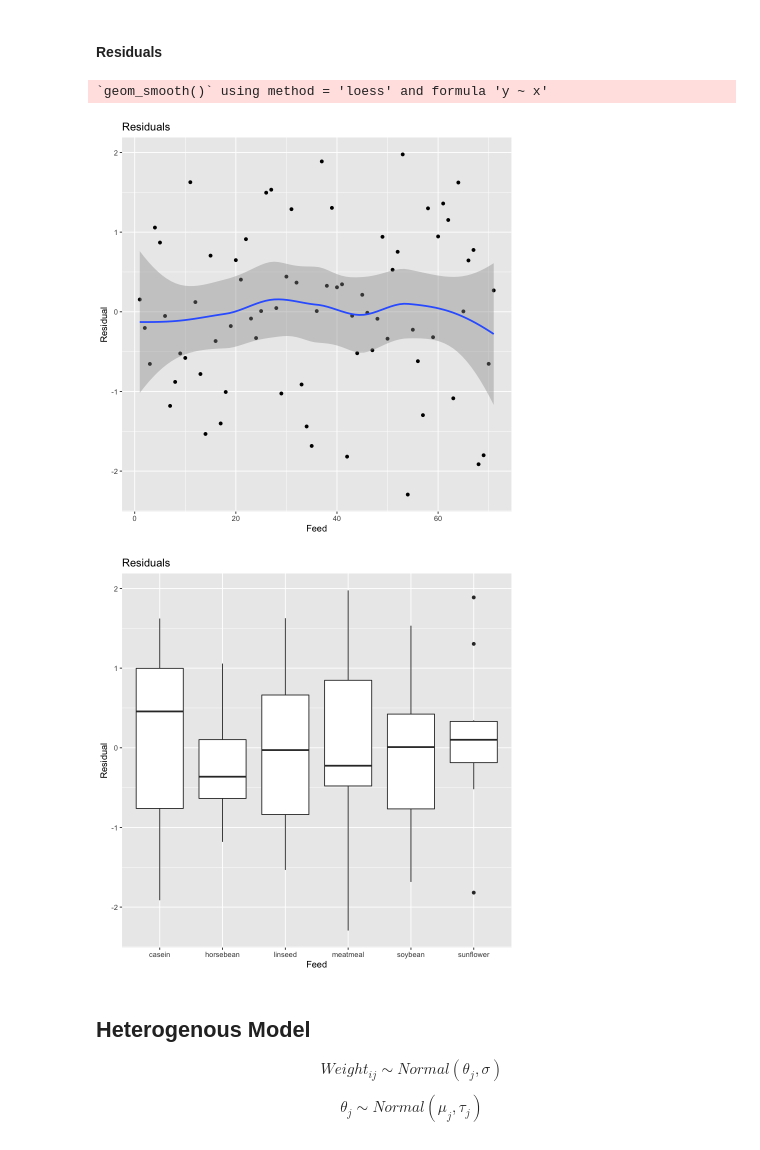
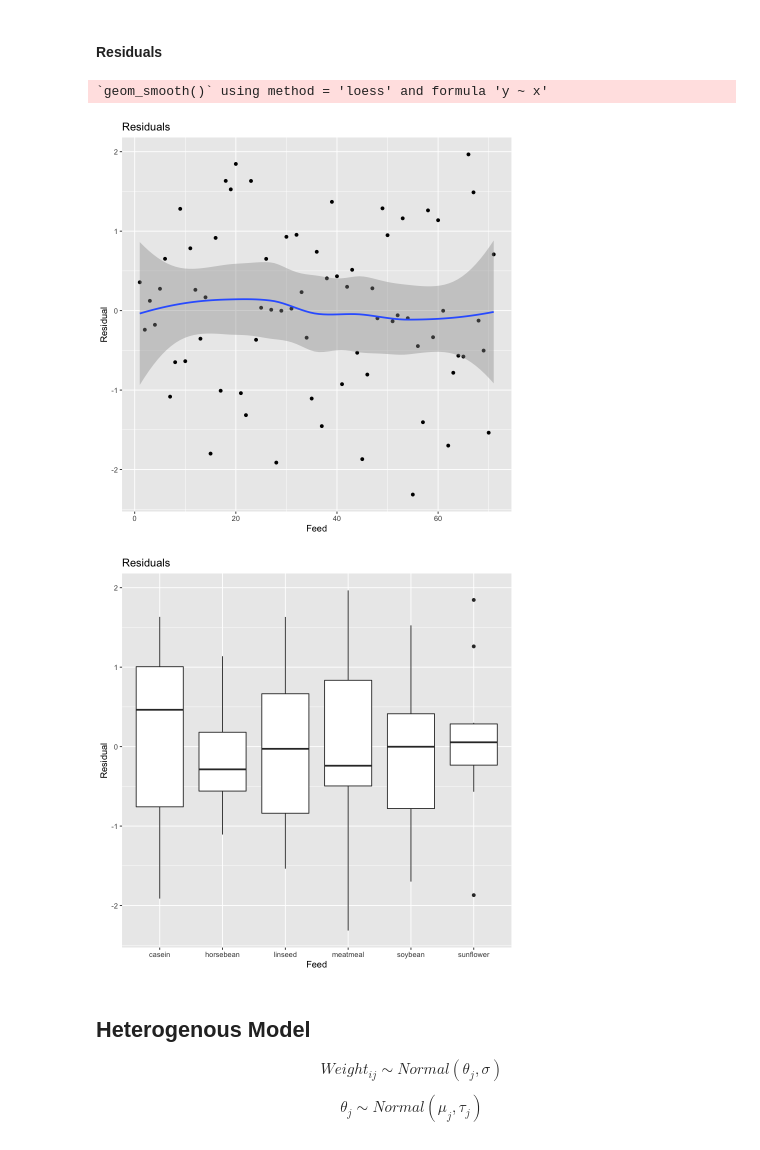
Before and after one commit to chris-santiago/bayesian-stats, a Jupyter notebook: chicken_weight.ipynb, the cells around one changed output. Saved outputs shown, nothing was run; the diff lists cells and outputs as text; code cells hidden in the pictures.

```diff
--- a/chicken_weight.ipynb
+++ b/chicken_weight.ipynb
@@ -84,3 +114,7 @@ A data.frame: 12 × 3
+# %%
+set.seed(43)
+idx = sample(c(1:nrow(data)), nrow(data))
+data = data[idx,]
 # %%
 mod.base = lm(weight ~ feed_name + 0, data=data)
 summary(mod.base)
@@ -365,15 +426,15 @@ plot(mod.hier$csim, ask=FALSE)
 # %% [markdown]
 #### Residuals
 # %%
-res = data$weight - mod.hier$coefs[3:8][data$feed]
+res = data$weight - mod.hier.var.het$coefs[8:13][data$feed]
 gg_resid(res, normalize=TRUE)
 # %% [output]
 `geom_smooth()` using method = 'loess' and formula 'y ~ x'
-[figure, old version]
+[figure, new version]
 # %%
 gg_resid.cat(data$feed_name, res, normalize=TRUE)
 # %% [output]
-[figure, old version]
+[figure, new version]
 # %% [markdown]
 ## Heterogenous Model
 
```
Also changed, not shown: parts of 33 cells of this notebook.
